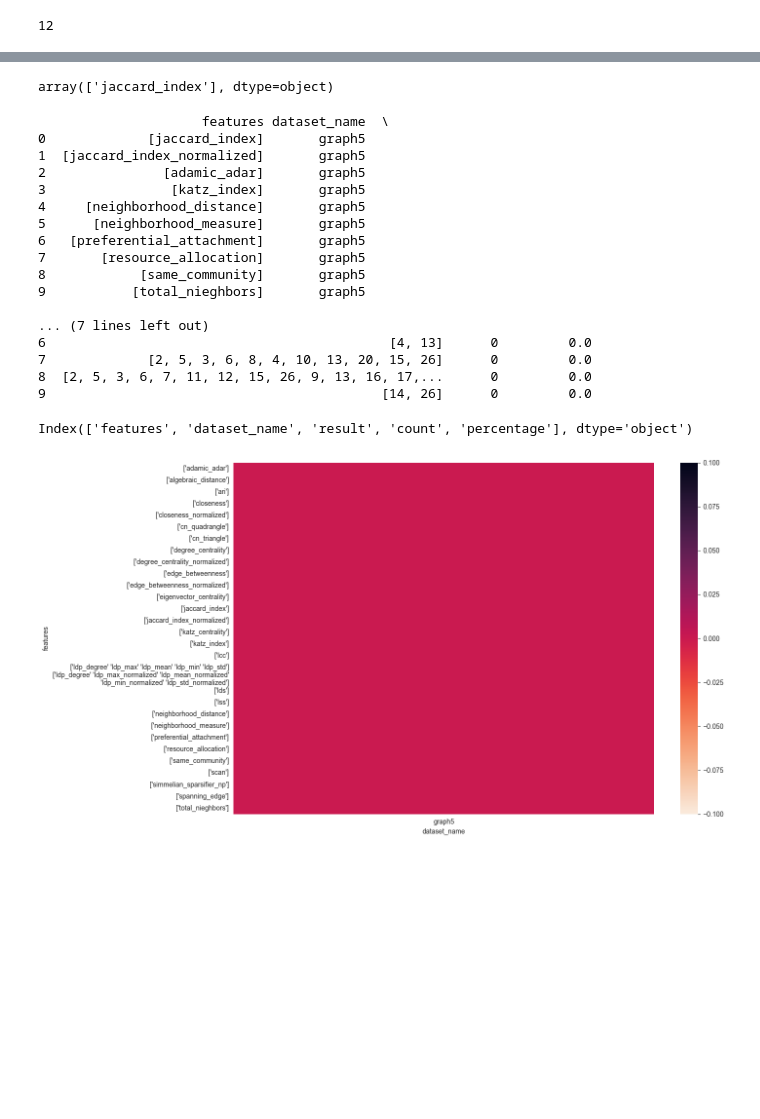
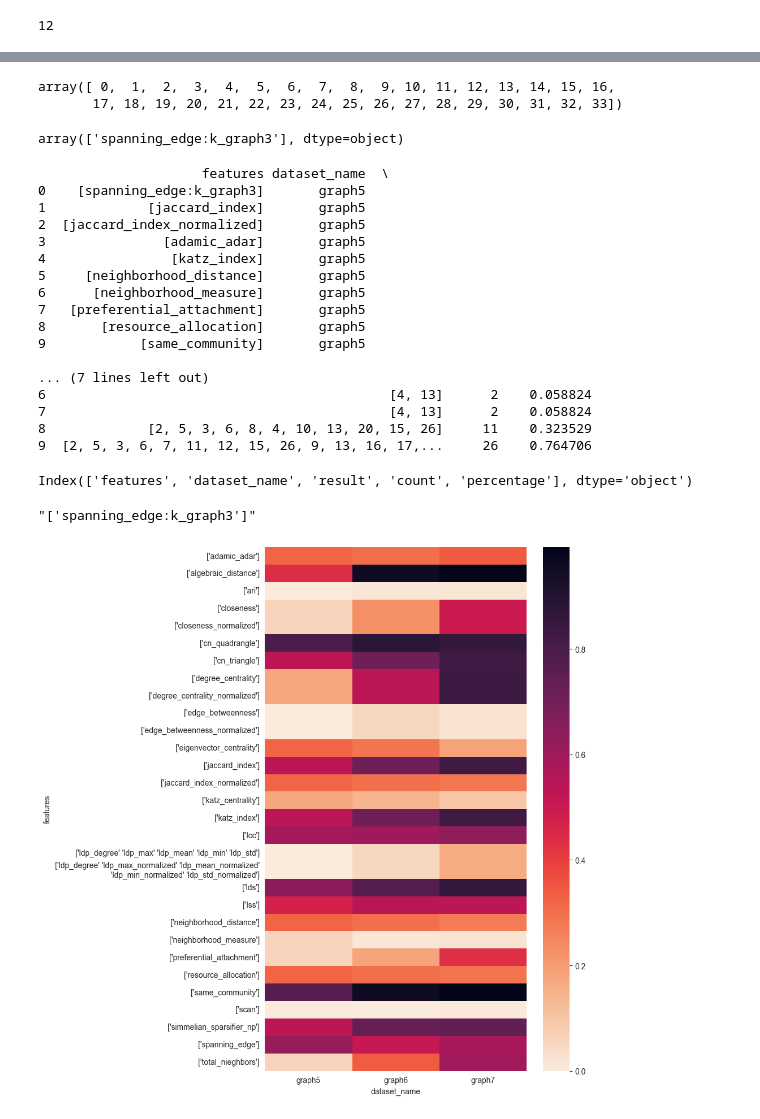
Before and after one commit to Kujonick/Analysis-of-graph-topological-descriptors-for-the-graph-isomorphism-problem, a Jupyter notebook: notebooks/tests.ipynb, the cells around one changed output, grey strips where cells are left out. Saved outputs shown, nothing was run; the diff lists cells and outputs as text; code cells hidden in the pictures; blank space fills up the shorter version.

Commit message:
k-graphs transformation and single thread processing for testing

```diff
--- a/notebooks/tests.ipynb
+++ b/notebooks/tests.ipynb
@@ -85,9 +93,11 @@ metadata = read_metadata()
 # %%
 from collections import Counter
 
-def count_elements(row_string):
-    c = Counter(row_string)
-    return c[','] + 1 if ',' in c else 0
+def count_elements(row_array):
+    if len(row_array) == 1 and row_array[0] == -1:
+        return 0
+    return len(row_array)
+
 test_data = pd.read_parquet(Settings.processed_datasets_dir / 'table.parquet')
 test_data['count'] = test_data['result'].apply(count_elements)
 
@@ -116,47 +122,58 @@ test_data
+# %%
+test_data['result'].iloc[0]
+# %% [output]
+array([ 0,  1,  2,  3,  4,  5,  6,  7,  8,  9, 10, 11, 12, 13, 14, 15, 16,
+       17, 18, 19, 20, 21, 22, 23, 24, 25, 26, 27, 28, 29, 30, 31, 32, 33])
 # %%
 test_data.iloc[0]['features']
 # %% [output]
-array(['jaccard_index'], dtype=object)
+array(['spanning_edge:k_graph3'], dtype=object)
 # %%
 print(test_data.head(10))
 # %% [output]
                      features dataset_name  \
-0             [jaccard_index]       graph5
-1  [jaccard_index_normalized]       graph5
-2               [adamic_adar]       graph5
-3                [katz_index]       graph5
-4     [neighborhood_distance]       graph5
-5      [neighborhood_measure]       graph5
-6   [preferential_attachment]       graph5
-7       [resource_allocation]       graph5
-8            [same_community]       graph5
-9           [total_nieghbors]       graph5
+0    [spanning_edge:k_graph3]       graph5
+1             [jaccard_index]       graph5
+2  [jaccard_index_normalized]       graph5
+3               [adamic_adar]       graph5
+4                [katz_index]       graph5
+5     [neighborhood_distance]       graph5
+6      [neighborhood_measure]       graph5
+7   [preferential_attachment]       graph5
+8       [resource_allocation]       graph5
+9            [same_community]       graph5
 
 ... (7 lines left out)
-6                                            [4, 13]      0         0.0
-7             [2, 5, 3, 6, 8, 4, 10, 13, 20, 15, 26]      0         0.0
-8  [2, 5, 3, 6, 7, 11, 12, 15, 26, 9, 13, 16, 17,...      0         0.0
-9                                           [14, 26]      0         0.0
+6                                            [4, 13]      2    0.058824
+7                                            [4, 13]      2    0.058824
+8             [2, 5, 3, 6, 8, 4, 10, 13, 20, 15, 26]     11    0.323529
+9  [2, 5, 3, 6, 7, 11, 12, 15, 26, 9, 13, 16, 17,...     26    0.764706
 # %%
 
 test_data['features'] = test_data['features'].astype('string').astype('category')
 test_data.columns
 # %% [output]
 Index(['features', 'dataset_name', 'result', 'count', 'percentage'], dtype='object')
+# %%
+test_data['features'].iloc[0]
+# %% [output]
+"['spanning_edge:k_graph3']"
 # %%
-data2d = test_data.pivot(index="features", columns="dataset_name", values="percentage")
+data2d = test_data[~test_data['features'].str.contains('graph')].pivot(index="features", columns="dataset_name", values="percentage")
+
+data2d = data2d.sort_index()
 
 g = sns.heatmap(data=data2d, cmap='rocket_r')
 fig = plt.gcf()
-fig.set_size_inches(15,8)
+fig.set_size_inches(10,10)
 plt.tight_layout()
 
 g.set_yticks(np.arange(data2d.shape[0]) + 0.5)
 
 _ = g.set_yticklabels(data2d.index)
 
 g.set_xticks(np.arange(data2d.shape[1]) + 0.5)
 
 _ = g.set_xticklabels(data2d.columns)
 # %% [output]
-[figure, old version]
+[figure, new version]
```
Also changed, not shown: parts of 4 cells of this notebook, 8 other files.
